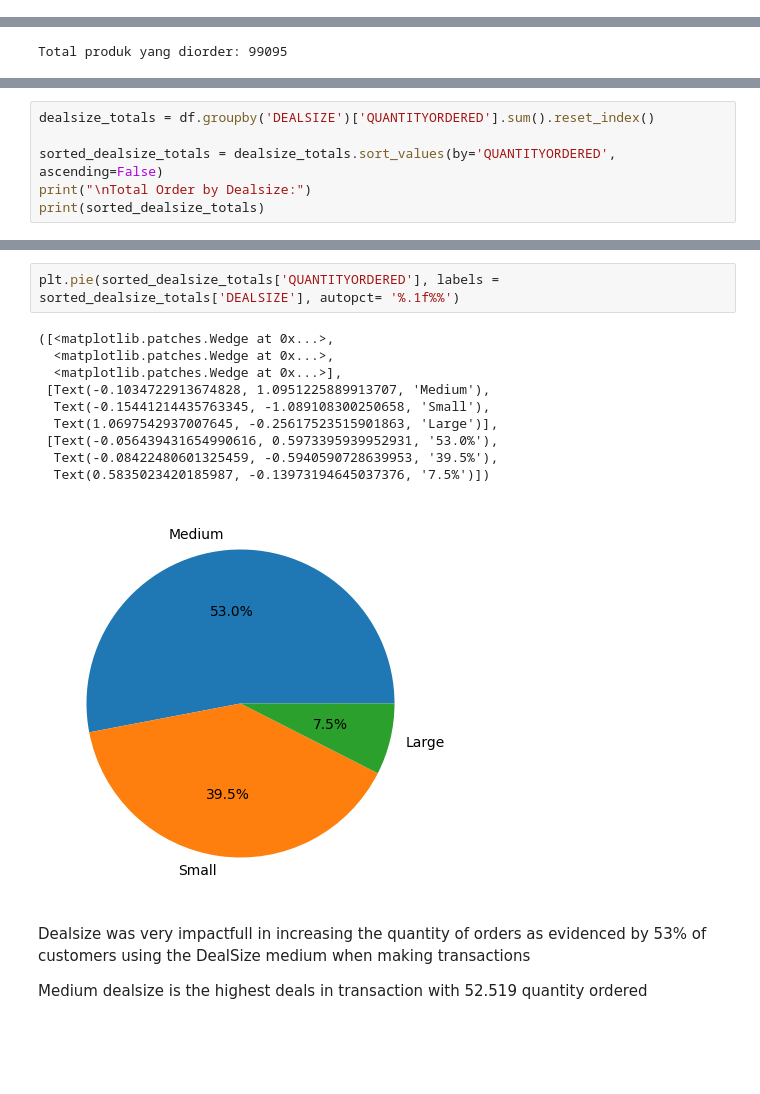
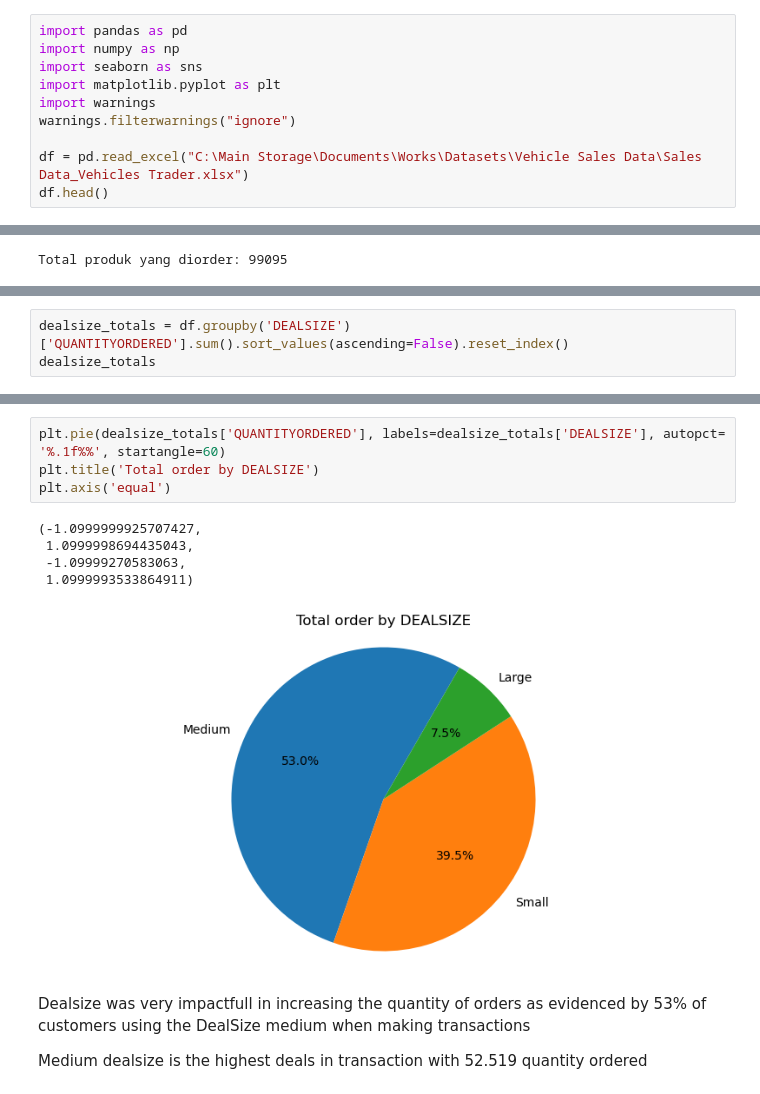
Before and after one commit to rijajir/starting_git, a Jupyter notebook: Riza Arfiqih - Case Study.ipynb, the cells around one changed output, grey strips where cells are left out. Cells and saved outputs as stored; diff of their text form; blank space fills up the shorter version.

```diff
--- a/Riza Arfiqih - Case Study.ipynb
+++ b/Riza Arfiqih - Case Study.ipynb
@@ -63,0 +1,10 @@ memory usage: 220.8+ KB
+# %%
+import pandas as pd
+import numpy as np
+import seaborn as sns
+import matplotlib.pyplot as plt
+import warnings
+warnings.filterwarnings("ignore")
+
+df = pd.read_excel("C:\Main Storage\Documents\Works\Datasets\Vehicle Sales Data\Sales Data_Vehicles Trader.xlsx")
+df.head()
@@ -253,7 +122,4 @@ Name: 4, dtype: object
 # %%
-dealsize_totals = df.groupby('DEALSIZE')['QUANTITYORDERED'].sum().reset_index()
-
-sorted_dealsize_totals = dealsize_totals.sort_values(by='QUANTITYORDERED', ascending=False)
-print("\nTotal Order by Dealsize:")
-print(sorted_dealsize_totals)
+dealsize_totals = df.groupby('DEALSIZE')['QUANTITYORDERED'].sum().sort_values(ascending=False).reset_index()
+dealsize_totals
 # %% [output]
@@ -280,16 +139,13 @@ plt.show()
 # %%
-plt.pie(sorted_dealsize_totals['QUANTITYORDERED'], labels = sorted_dealsize_totals['DEALSIZE'], autopct= '%.1f%%')
+plt.pie(dealsize_totals['QUANTITYORDERED'], labels=dealsize_totals['DEALSIZE'], autopct= '%.1f%%', startangle=60)
+plt.title('Total order by DEALSIZE')
+plt.axis('equal')
 # %% [output]
-([<matplotlib.patches.Wedge at 0x...>,
-  <matplotlib.patches.Wedge at 0x...>,
-  <matplotlib.patches.Wedge at 0x...>],
- [Text(-0.1034722913674828, 1.0951225889913707, 'Medium'),
-  Text(-0.15441214435763345, -1.089108300250658, 'Small'),
-  Text(1.0697542937007645, -0.25617523515901863, 'Large')],
- [Text(-0.056439431654990616, 0.5973395939952931, '53.0%'),
-  Text(-0.08422480601325459, -0.5940590728639953, '39.5%'),
-  Text(0.5835023420185987, -0.13973194645037376, '7.5%')])
+(-1.0999999925707427,
+ 1.0999998694435043,
+ -1.09999270583063,
+ 1.0999993533864911)
-[figure, old version]
+[figure, new version]
 # %% [markdown]
 Dealsize was very impactfull in increasing the quantity of orders as evidenced by 53% of customers using the DealSize medium when making transactions
 
```
Also changed, not shown: parts of 23 cells of this notebook.
